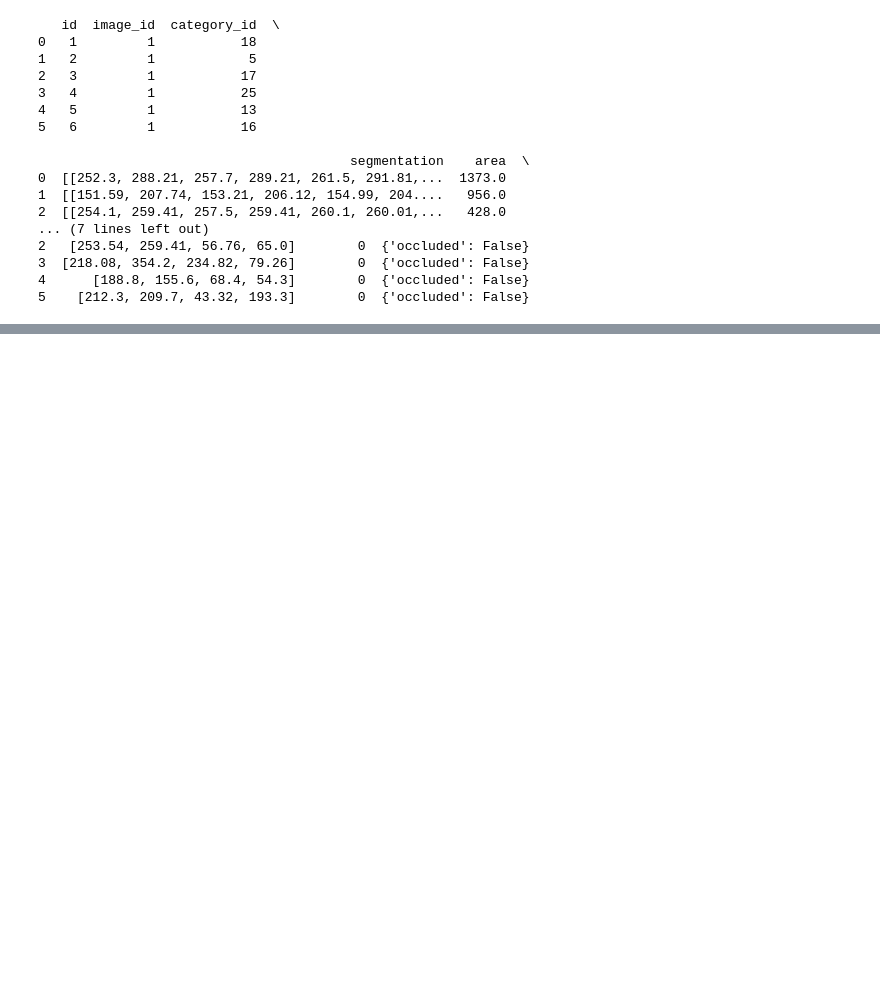
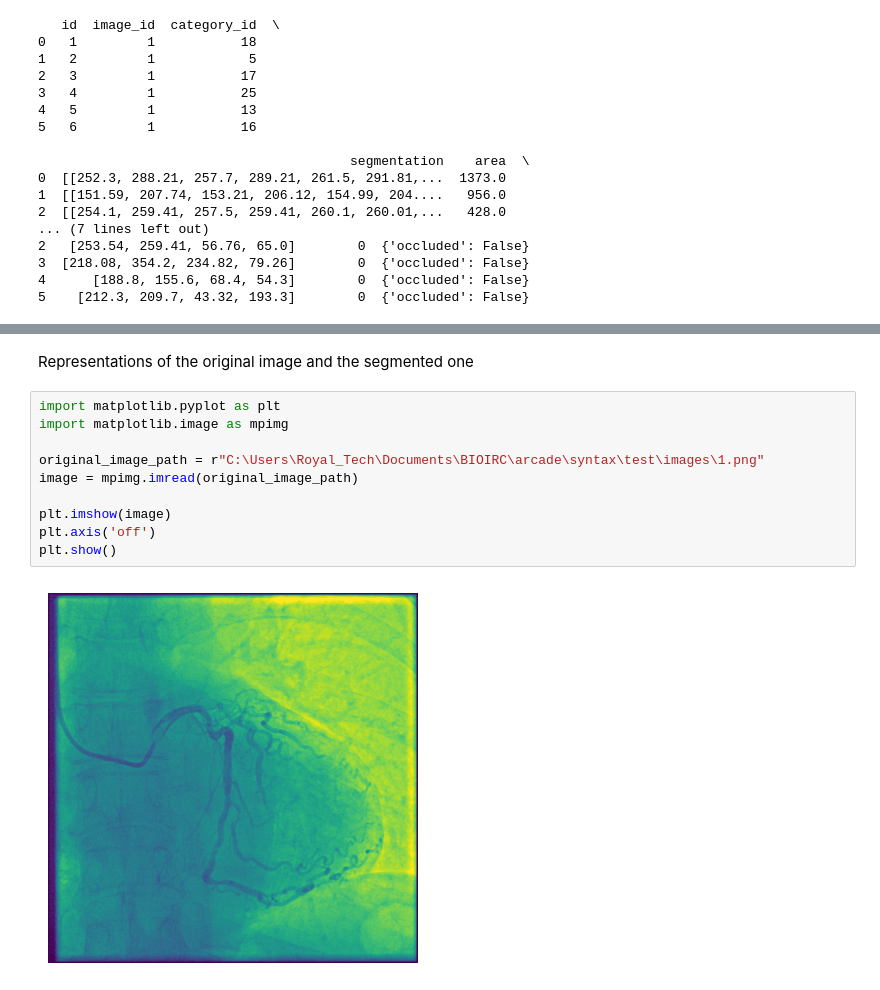
Before and after one commit to VukIG/Segmetacija-Koronarnih-Arterija, a Jupyter notebook: vessel_branch_classification.ipynb, the cells around one changed output, grey strips where cells are left out. Cells and saved outputs as stored; diff of their text form; blank space fills up the shorter version.

```diff
--- a/vessel_branch_classification.ipynb
+++ b/vessel_branch_classification.ipynb
@@ -180,0 +180,14 @@ List of verticies
+# %% [markdown]
+Representations of the original image and the segmented one
+# %%
+import matplotlib.pyplot as plt
+import matplotlib.image as mpimg
+
+original_image_path = r"C:\Users\Royal_Tech\Documents\BIOIRC\arcade\syntax\test\images\1.png"
+image = mpimg.imread(original_image_path)
+
+plt.imshow(image)
+plt.axis('off')
+plt.show()
+# %% [output]
+[figure, added]
```
Also changed, not shown: parts of 5 cells of this notebook.
